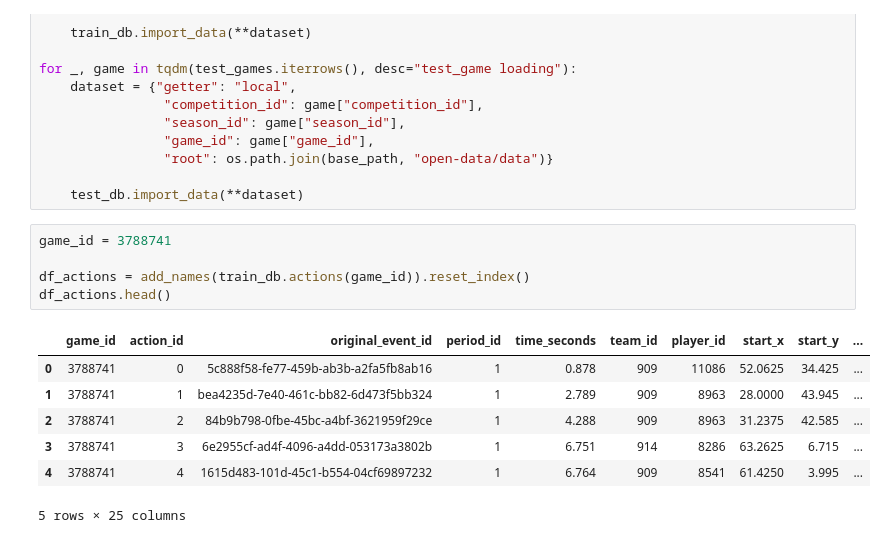
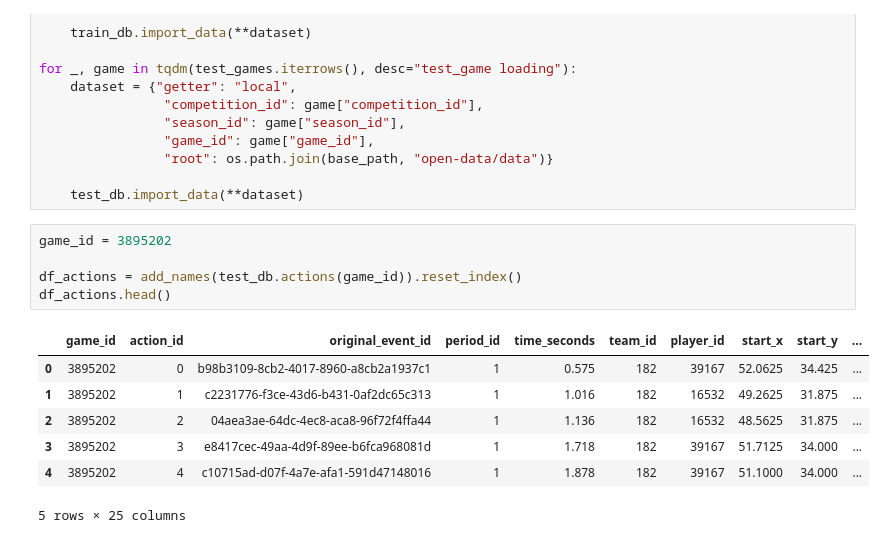
Before and after one commit to leemingo/sr-press, a Jupyter notebook: notebook/1-load-and-convert-statsbomb-data.ipynb, the cells around one changed output. Cells and saved outputs as stored; diff of their text form.

```diff
--- a/notebook/1-load-and-convert-statsbomb-data.ipynb
+++ b/notebook/1-load-and-convert-statsbomb-data.ipynb
@@ -86,15 +86,15 @@ for _, game in tqdm(test_games.iterrows(), desc="test_game loading"):
 
     test_db.import_data(**dataset)
 # %%
-game_id = 3788741
+game_id = 3895202
 
-df_actions = add_names(train_db.actions(game_id)).reset_index()
+df_actions = add_names(test_db.actions(game_id)).reset_index()
 df_actions.head()
 # %% [output]
 |  | game_id | action_id | original_event_id | period_id | time_seconds | team_id | player_id | start_x | start_y | ... |
-| 0 | 3788741 | 0 | 5c888f58-fe77-459b-ab3b-a2fa5fb8ab16 | 1 | 0.878 | 909 | 11086 | 52.0625 | 34.425 | ... |
-| 1 | 3788741 | 1 | bea4235d-7e40-461c-bb82-6d473f5bb324 | 1 | 2.789 | 909 | 8963 | 28.0000 | 43.945 | ... |
-| 2 | 3788741 | 2 | 84b9b798-0fbe-45bc-a4bf-3621959f29ce | 1 | 4.288 | 909 | 8963 | 31.2375 | 42.585 | ... |
-| 3 | 3788741 | 3 | 6e2955cf-ad4f-4096-a4dd-053173a3802b | 1 | 6.751 | 914 | 8286 | 63.2625 | 6.715 | ... |
-| 4 | 3788741 | 4 | 1615d483-101d-45c1-b554-04cf69897232 | 1 | 6.764 | 909 | 8541 | 61.4250 | 3.995 | ... |
+| 0 | 3895202 | 0 | b98b3109-8cb2-4017-8960-a8cb2a1937c1 | 1 | 0.575 | 182 | 39167 | 52.0625 | 34.425 | ... |
+| 1 | 3895202 | 1 | c2231776-f3ce-43d6-b431-0af2dc65c313 | 1 | 1.016 | 182 | 16532 | 49.2625 | 31.875 | ... |
+| 2 | 3895202 | 2 | 04aea3ae-64dc-4ec8-aca8-96f72f4ffa44 | 1 | 1.136 | 182 | 16532 | 48.5625 | 31.875 | ... |
+| 3 | 3895202 | 3 | e8417cec-49aa-4d9f-89ee-b6fca968081d | 1 | 1.718 | 182 | 39167 | 51.7125 | 34.000 | ... |
+| 4 | 3895202 | 4 | c10715ad-d07f-4a7e-afa1-591d47148016 | 1 | 1.878 | 182 | 39167 | 51.1000 | 34.000 | ... |
 5 rows × 25 columns
```
Also changed, not shown: parts of 5 cells of this notebook, 11 other files.
